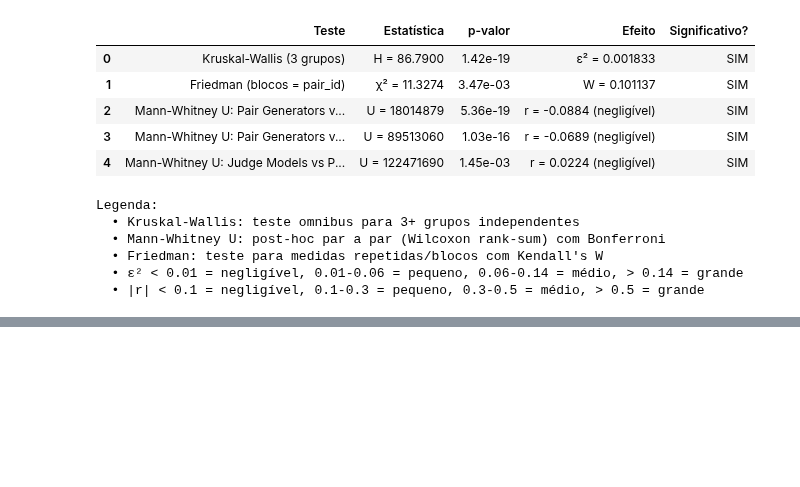
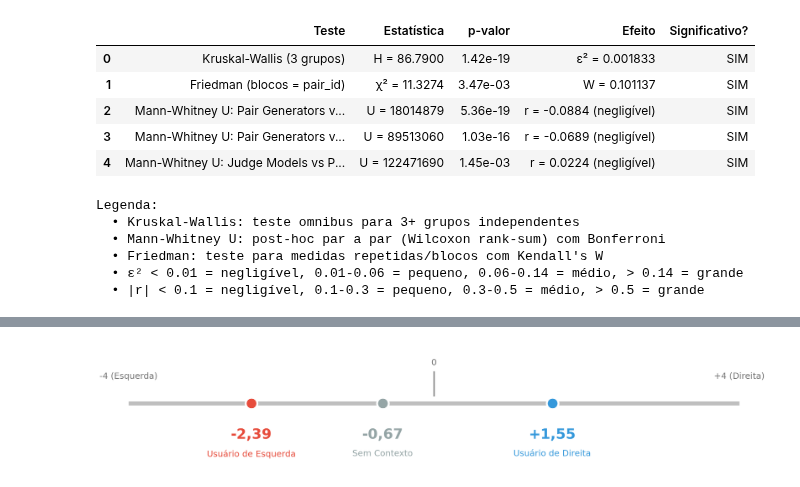
Before and after one commit to graphs4ai/ideological_chameleons, a Jupyter notebook: analise_estatistica.ipynb, the cells around one changed output, grey strips where cells are left out. Saved outputs shown, nothing was run; the diff lists cells and outputs as text; code cells hidden in the pictures; blank space fills up the shorter version.

```diff
--- a/analise_estatistica.ipynb
+++ b/analise_estatistica.ipynb
@@ -887,0 +1007,62 @@ Legenda:
+# %%
+# --- Figura 1B (média dos modelos do painel A; estilo slide) ---
+# Média não ponderada (cada modelo contribui igualmente) das médias por condição
+cond_cols = ['esquerda', 'neutro', 'direita']
+mean_by_cond = df_pivot[cond_cols].mean(axis=0)
+
+def fmt_pt(value: float) -> str:
+    if abs(value) < 5e-4:
+        value = 0.0
+    s = f"{value:+.2f}" if value > 0 else f"{value:.2f}"
+    return s.replace('.', ',')
+
+points = [
+    ('Usuário de Esquerda', 'esquerda', '#e74c3c'),
+    ('Sem Contexto', 'neutro', '#95a5a6'),
+    ('Usuário de Direita', 'direita', '#3498db'),
+]
+
+fig2, ax2 = plt.subplots(figsize=(20, 3.8))
+y0 = 0.0
+
+# Linha base grossa de -4 a +4
+ax2.hlines(y0, -4, 4, color='0.75', linewidth=8, zorder=1)
+
+# Marcadores grandes + textos (sem legenda/título)
+for label, key, color in points:
+    x = float(mean_by_cond[key])
+    ax2.scatter(
+        [x], [y0],
+        s=600, color=color, edgecolor='white', linewidth=4, zorder=3,
+    )
+    ax2.text(
+        x, y0 - 0.22, fmt_pt(x),
+        color=color, fontsize=30, fontweight='bold', ha='center', va='top',
+    )
+    ax2.text(
+        x, y0 - 0.41, label,
+        color=color, fontsize=18, ha='center', va='top',
+    )
+
+# Tick de 0 e rótulos de extremidade (como referência)
+ax2.vlines(0, y0 + 0.06, y0 + 0.28, color='0.55', linewidth=3, zorder=2)
+ax2.text(0, y0 + 0.32, '0', color='0.45', fontsize=18, ha='center', va='bottom')
+ax2.text(-4, y0 + 0.20, '-4 (Esquerda)', color='0.45', fontsize=18, ha='center', va='bottom')
+ax2.text(4, y0 + 0.20, '+4 (Direita)', color='0.45', fontsize=18, ha='center', va='bottom')
+
+# Limpeza para visual “slide”
+ax2.set_xlim(-4.3, 4.3)
+ax2.set_ylim(-0.55, 0.50)
+ax2.set_xticks([])
+ax2.set_yticks([])
+ax2.set_xlabel('')
+ax2.set_ylabel('')
+ax2.grid(False)
+for spine in ax2.spines.values():
+    spine.set_visible(False)
+
+plt.tight_layout()
+plt.show()
+plt.close(fig2)
+# %% [output]
+[figure, added]
```
Also changed, not shown: parts of 10 cells of this notebook.
